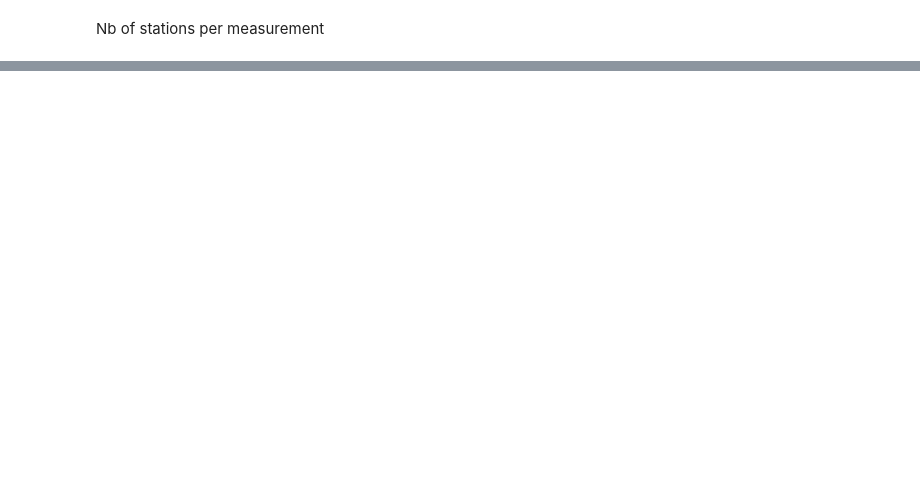
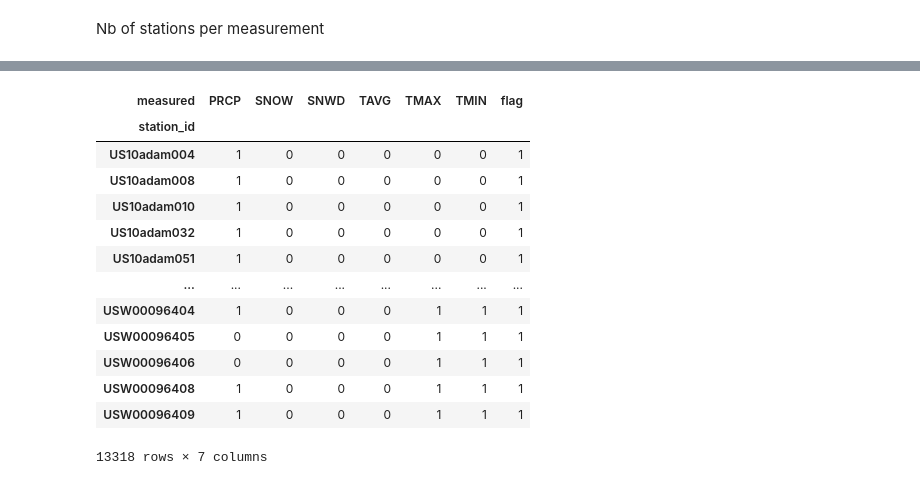
Before and after one commit to severine-baudry/capstone_data_engineer, a Jupyter notebook: US_weather_explore_measurements.ipynb, the cells around one changed output, grey strips where cells are left out. Cells and saved outputs as stored; diff of their text form; code cells hidden in the pictures; blank space fills up the shorter version.

```diff
--- a/US_weather_explore_measurements.ipynb
+++ b/US_weather_explore_measurements.ipynb
@@ -179,0 +231,20 @@ universal_stations = df_nb_days.filter( df_nb_days["nb_days"] > 350) \
+# %%
+df_pivot_measure_2 = df_pivot_measure.fillna(0)
+for measure in l_measurements:
+    df_pivot_measure_2[measure] = df_pivot_measure_2[measure].apply( lambda x : int(x))
+df_pivot_measure_2
+# %% [output]
+| measured | PRCP | SNOW | SNWD | TAVG | TMAX | TMIN | flag |
+| station_id |  |  |  |  |  |  |  |
+| US10adam004 | 1 | 0 | 0 | 0 | 0 | 0 | 1 |
+| US10adam008 | 1 | 0 | 0 | 0 | 0 | 0 | 1 |
+| US10adam010 | 1 | 0 | 0 | 0 | 0 | 0 | 1 |
+| US10adam032 | 1 | 0 | 0 | 0 | 0 | 0 | 1 |
+| US10adam051 | 1 | 0 | 0 | 0 | 0 | 0 | 1 |
+| ... | ... | ... | ... | ... | ... | ... | ... |
+| USW00096404 | 1 | 0 | 0 | 0 | 1 | 1 | 1 |
+| USW00096405 | 0 | 0 | 0 | 0 | 1 | 1 | 1 |
+| USW00096406 | 0 | 0 | 0 | 0 | 1 | 1 | 1 |
+| USW00096408 | 1 | 0 | 0 | 0 | 1 | 1 | 1 |
+| USW00096409 | 1 | 0 | 0 | 0 | 1 | 1 | 1 |
+13318 rows × 7 columns
```
Also changed, not shown: parts of 20 cells of this notebook.
